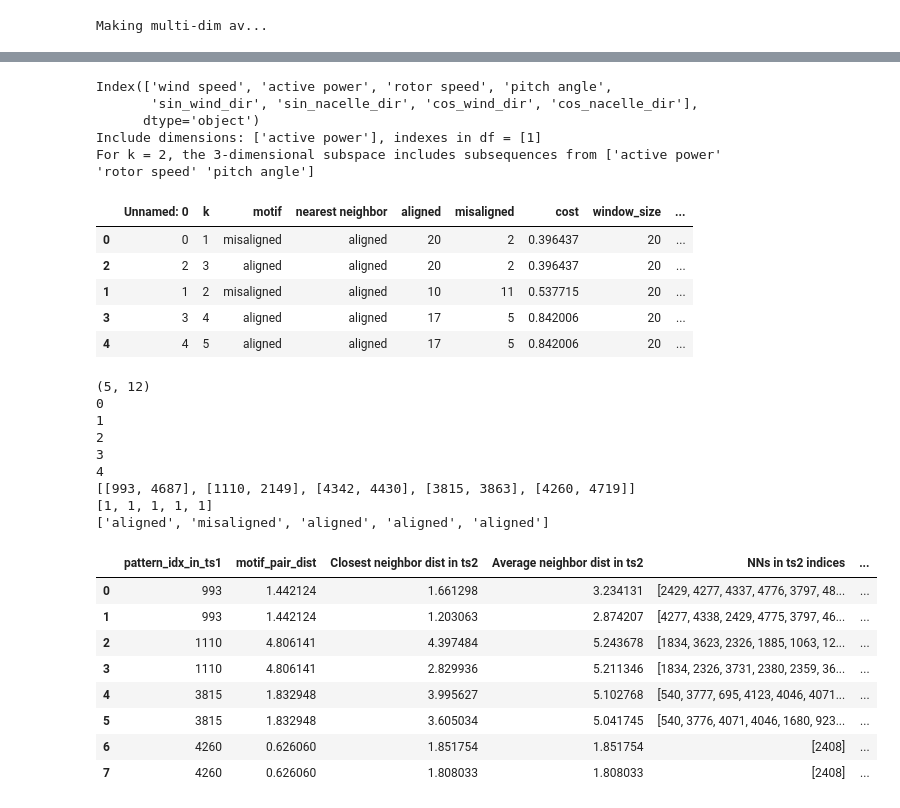
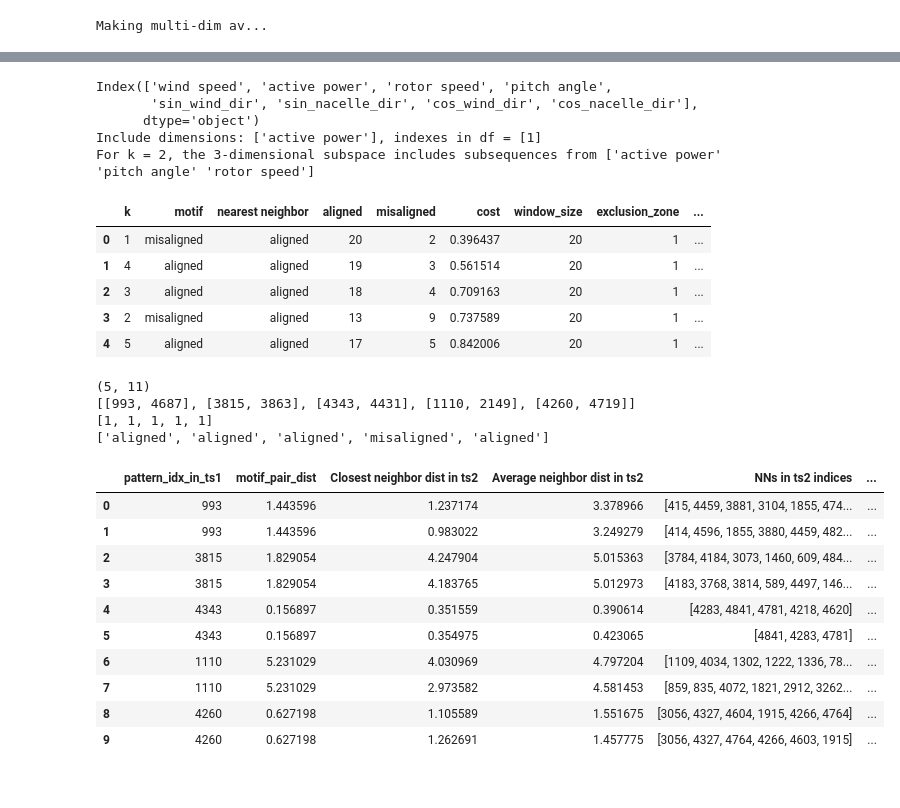
Before and after one commit to MORE-EU/more-pattern-extraction, a Jupyter notebook: interesting_patterns.ipynb, the cells around one changed output, grey strips where cells are left out. Saved outputs shown, nothing was run; the diff lists cells and outputs as text; code cells hidden in the pictures.

```diff
--- a/interesting_patterns.ipynb
+++ b/interesting_patterns.ipynb
@@ -117,6 +110,7 @@ with warnings.catch_warnings():
 mp, index = load_mdmp_from_h5(output_dir, output_name, k)
 ezones = [0.5, 1]
 radii = [2, 3]
+segment_labels = ['aligned', 'misaligned']
 output_list_full = []
 for radius in radii:
     for ez in ezones:
@@ -127,7 +121,7 @@ for radius in radii:
         m1 = (df.index >= '2018-07-03')
         mask = np.logical_or.reduce([m1])
 
-        output_list = calculate_motif_stats(profile, mask, topk, m, ez, radius)
+        output_list = calculate_motif_stats(profile, mask, topk, m, ez, radius, segment_labels)
 
         results_dir = 'results_test'
         sub_dir_name = 'results' + str(m) + '_' + str(ez) + '_' + str(radius)
@@ -144,6 +146,6 @@ df_output.to_csv(summary_name)
 # %%
 offset = '60s'
-dataset_file = '../more/data/BEBEZE02_scada_high_frequency.parquet'
+dataset_file = '../data/BEBEZE02_scada_high_frequency.parquet'
 df2 = pd.read_parquet(dataset_file)
 # pick the most important columns
 
@@ -176,24 +178,26 @@ Index(['wind speed', 'active power', 'rotor speed', 'pitch angle',
        'sin_wind_dir', 'sin_nacelle_dir', 'cos_wind_dir', 'cos_nacelle_dir'],
       dtype='object')
 Include dimensions: ['active power'], indexes in df = [1]
-For k = 2, the 3-dimensional subspace includes subsequences from ['active power' 'rotor speed' 'pitch angle']
+For k = 2, the 3-dimensional subspace includes subsequences from ['active power' 'pitch angle' 'rotor speed']
 # %%
 df_summary = pd.read_csv(summary_name)
 df_summary = df_summary.drop(df_summary[df_summary['majority'] == 'None'].index)
 df_summary.sort_values(by='cost', inplace=True)
+df_summary.reset_index(drop=True, inplace=True)
 df_summary.head()
 # %% [output]
-|  | Unnamed: 0 | k | motif | nearest neighbor | aligned | misaligned | cost | window_size | ... |
-| 0 | 0 | 1 | misaligned | aligned | 20 | 2 | 0.396437 | 20 | ... |
-| 2 | 2 | 3 | aligned | aligned | 20 | 2 | 0.396437 | 20 | ... |
-| 1 | 1 | 2 | misaligned | aligned | 10 | 11 | 0.537715 | 20 | ... |
-| 3 | 3 | 4 | aligned | aligned | 17 | 5 | 0.842006 | 20 | ... |
-| 4 | 4 | 5 | aligned | aligned | 17 | 5 | 0.842006 | 20 | ... |
+|  | k | motif | nearest neighbor | aligned | misaligned | cost | window_size | exclusion_zone | ... |
+| 0 | 1 | misaligned | aligned | 20 | 2 | 0.396437 | 20 | 1 | ... |
+| 1 | 4 | aligned | aligned | 19 | 3 | 0.561514 | 20 | 1 | ... |
+| 2 | 3 | aligned | aligned | 18 | 4 | 0.709163 | 20 | 1 | ... |
+| 3 | 2 | misaligned | aligned | 13 | 9 | 0.737589 | 20 | 1 | ... |
+| 4 | 5 | aligned | aligned | 17 | 5 | 0.842006 | 20 | 1 | ... |
 # %%
 pairs = []
 exclusion_zones = []
 majorities = []
 print(df_summary.shape)
+
 # at most 5 of the lowest cost pairs
 for i in range(0, min(5, df_summary.shape[0])):
     pairs.append(literal_eval(df_summary.loc[i, 'motif indices']))
@@ -204,15 +208,10 @@ print(pairs)
 print(exclusion_zones)
 print(majorities)
 # %% [output]
-(5, 12)
-0
-1
-2
-3
-4
-[[993, 4687], [1110, 2149], [4342, 4430], [3815, 3863], [4260, 4719]]
+(5, 11)
+[[993, 4687], [3815, 3863], [4343, 4431], [1110, 2149], [4260, 4719]]
 [1, 1, 1, 1, 1]
-['aligned', 'misaligned', 'aligned', 'aligned', 'aligned']
+['aligned', 'aligned', 'aligned', 'misaligned', 'aligned']
 # %%
 # calculate the distances between the two segments of each motif pair
 ts1 = df.values
@@ -242,51 +241,50 @@ for pair, dist, ez in zip(pairs, pair_dists, exclusion_zones):
     nn_list.append(nn)
     nn_dists_list.append(nn_dists)
 # %%
-def generate_output_row(q, nn_list, nn_dists_list, pair_dist):
+def generate_output_row(q, nn_list, nn_dists_list, pair_dist, segment_labels, maj_other):
     if not nn_list == [] and not nn_dists_list ==[]:
         min_neighbor_dist = nn_i_dists[0]
         avg_neighbor_dist = np.mean(nn_i_dists)
         res_row = [q_idx1, pair_dist, min_neighbor_dist, avg_neighbor_dist]
-        res = calculate_nn_stats(nn_i, mask, m, ez, maj)
+        res = calculate_nn_stats(nn_i, mask, m, ez, segment_labels, maj_other)
         res_row.extend(res)
-        return res_row
-    return None
+    return res_row
 # %%
 result_rows = []
 i = 0
 # for each part of each motif pair calculate statistics and save
 for q_idx_pair, maj, pair_dist, ez in zip(pairs, majorities, pair_dists, exclusion_zones):
     q_idx1, q_idx2 = q_idx_pair
 
     nn_i = nn_list[i]
     nn_i_dists = nn_dists_list[i]
-    res_row = generate_output_row(q_idx1, nn_i, nn_i_dists, pair_dist)
-    if res_row is not None:
-        result_rows.append(res_row)
+    res_row = generate_output_row(q_idx1, nn_i, nn_i_dists, pair_dist, segment_labels, maj)
+    result_rows.append(res_row)
     i+=1
 
     nn_i = nn_list[i]
     nn_i_dists = nn_dists_list[i]
-    res_row = generate_output_row(q_idx2, nn_i, nn_i_dists, pair_dist)
-    if res_row is not None:
-        result_rows.append(res_row)
+    res_row = generate_output_row(q_idx2, nn_i, nn_i_dists, pair_dist, segment_labels, maj)
+    result_rows.append(res_row)
     i+=1
 
 output_name = 'test'
 df_output = pd.DataFrame(result_rows, columns=['pattern_idx_in_ts1', 'motif_pair_dist',
                                                f'Closest neighbor dist in ts2',
                                                f'Average neighbor dist in ts2',
                                                f'NNs in ts2 indices',
                                                'aligned', 'misaligned', 'exclusion_zone', 'cost',
                                                'matching_majority'])
 df_output.head(10)
 # %% [output]
 |  | pattern_idx_in_ts1 | motif_pair_dist | Closest neighbor dist in ts2 | Average neighbor dist in ts2 | NNs in ts2 indices | ... |
-| 0 | 993 | 1.442124 | 1.661298 | 3.234131 | [2429, 4277, 4337, 4776, 3797, 48... | ... |
-| 1 | 993 | 1.442124 | 1.203063 | 2.874207 | [4277, 4338, 2429, 4775, 3797, 46... | ... |
-| 2 | 1110 | 4.806141 | 4.397484 | 5.243678 | [1834, 3623, 2326, 1885, 1063, 12... | ... |
-| 3 | 1110 | 4.806141 | 2.829936 | 5.211346 | [1834, 2326, 3731, 2380, 2359, 36... | ... |
-| 4 | 3815 | 1.832948 | 3.995627 | 5.102768 | [540, 3777, 695, 4123, 4046, 4071... | ... |
-| 5 | 3815 | 1.832948 | 3.605034 | 5.041745 | [540, 3776, 4071, 4046, 1680, 923... | ... |
-| 6 | 4260 | 0.626060 | 1.851754 | 1.851754 | [2408] | ... |
-| 7 | 4260 | 0.626060 | 1.808033 | 1.808033 | [2408] | ... |
+| 0 | 993 | 1.443596 | 1.237174 | 3.378966 | [415, 4459, 3881, 3104, 1855, 474... | ... |
+| 1 | 993 | 1.443596 | 0.983022 | 3.249279 | [414, 4596, 1855, 3880, 4459, 482... | ... |
+| 2 | 3815 | 1.829054 | 4.247904 | 5.015363 | [3784, 4184, 3073, 1460, 609, 484... | ... |
+| 3 | 3815 | 1.829054 | 4.183765 | 5.012973 | [4183, 3768, 3814, 589, 4497, 146... | ... |
+| 4 | 4343 | 0.156897 | 0.351559 | 0.390614 | [4283, 4841, 4781, 4218, 4620] | ... |
+| 5 | 4343 | 0.156897 | 0.354975 | 0.423065 | [4841, 4283, 4781] | ... |
+| 6 | 1110 | 5.231029 | 4.030969 | 4.797204 | [1109, 4034, 1302, 1222, 1336, 78... | ... |
+| 7 | 1110 | 5.231029 | 2.973582 | 4.581453 | [859, 835, 4072, 1821, 2912, 3262... | ... |
+| 8 | 4260 | 0.627198 | 1.105589 | 1.551675 | [3056, 4327, 4604, 1915, 4266, 4764] | ... |
+| 9 | 4260 | 0.627198 | 1.262691 | 1.457775 | [3056, 4327, 4764, 4266, 4603, 1915] | ... |
```
Also changed, not shown: parts of 7 cells of this notebook, 1 other file.
